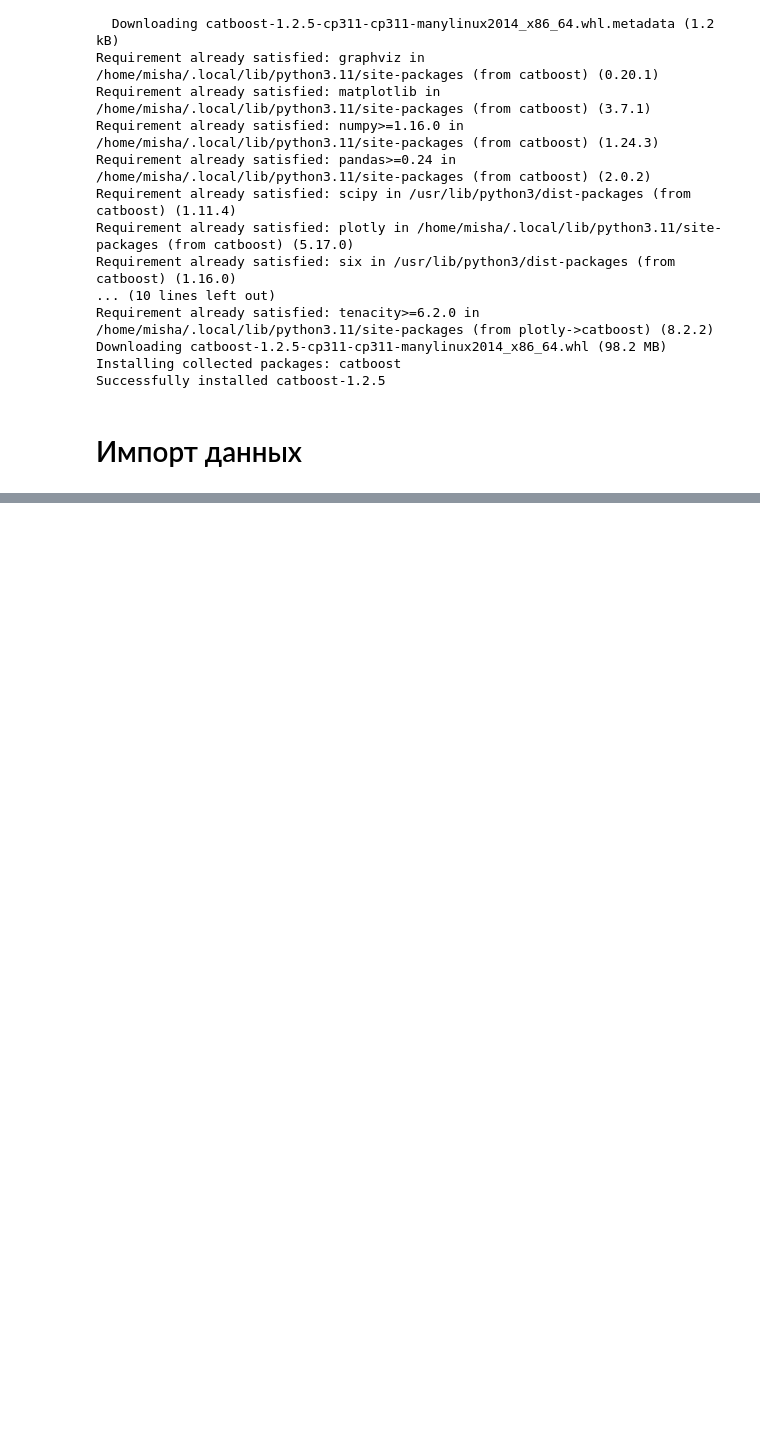
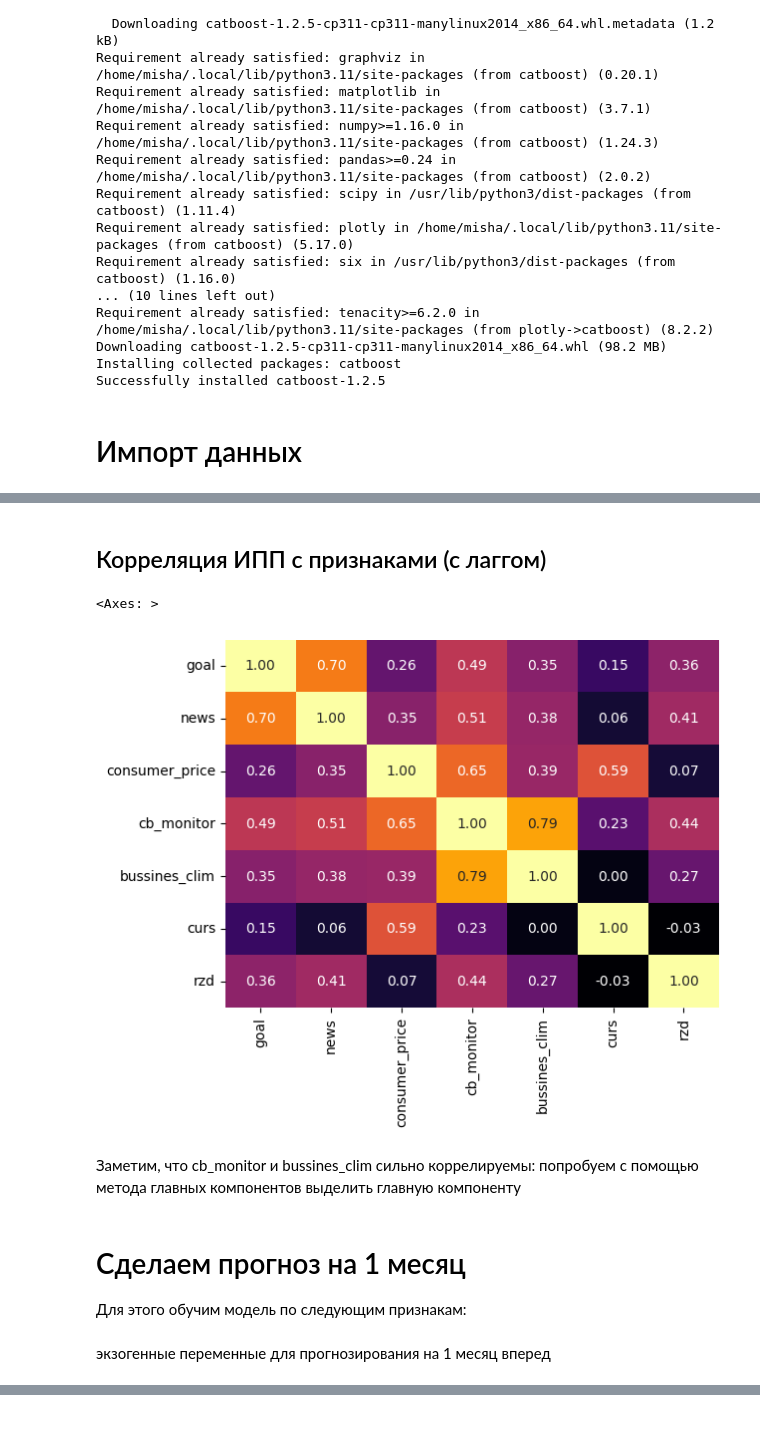
Before and after one commit to MishaAnikutin/regression-for-vavt, a Jupyter notebook: research/Индекс промышленного производства + CatBoost.ipynb, the cells around one changed output, grey strips where cells are left out. Saved outputs shown, nothing was run; the diff lists cells and outputs as text; code cells hidden in the pictures; blank space fills up the shorter version.

```diff
--- a/research/Индекс промышленного производства + CatBoost.ipynb
+++ b/research/Индекс промышленного производства + CatBoost.ipynb
@@ -80,0 +93,2 @@ my_forecast['ci_h'] = my_forecast.mf - conf_vect
+# %% [markdown]
+## Корреляция ИПП с признаками (с лаггом)
@@ -80,0 +97,20 @@ my_forecast['ci_h'] = my_forecast.mf - conf_vect
+# %%
+# fig, ax = plt.subplots(figsize=(6, 6), dpi=200)
+
+sns.heatmap(
+    df.iloc[:, 1:8].corr(),
+    fmt=".2f",
+    # ax=ax,
+    annot=True,
+    cmap='inferno',
+    cbar=False
+)
+# %% [output]
+<Axes: >
+[figure, added]
+# %% [markdown]
+Заметим, что cb_monitor и bussines_clim сильно коррелируемы: попробуем с помощью метода главных компонентов выделить главную компоненту
+# %% [markdown]
+# Сделаем прогноз на 1 месяц
+
+Для этого обучим модель по следующим признакам:
@@ -81 +119,3 @@ my_forecast['ci_h'] = my_forecast.mf - conf_vect
+# %% [markdown]
+экзогенные переменные для прогнозирования на 1 месяц вперед
 # %%
```
Also changed, not shown: parts of 28 cells of this notebook, 8 other files.
